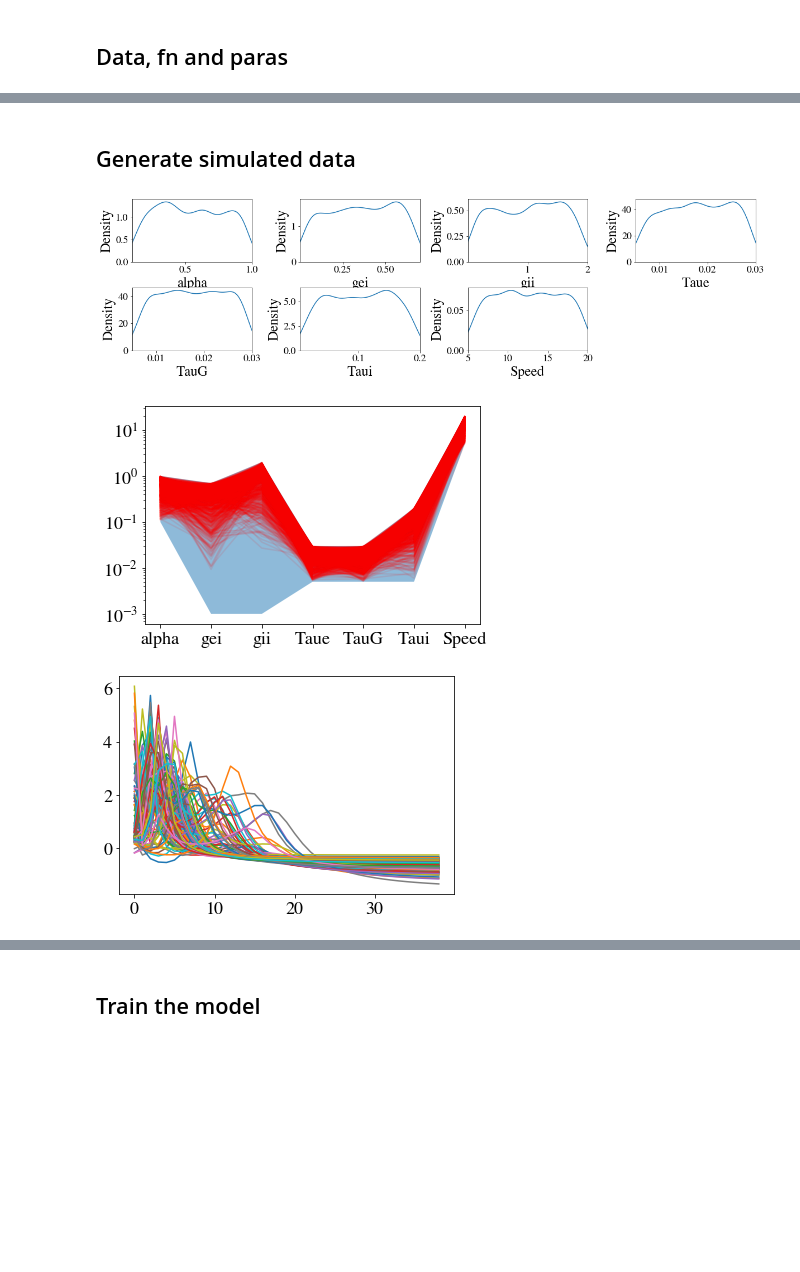
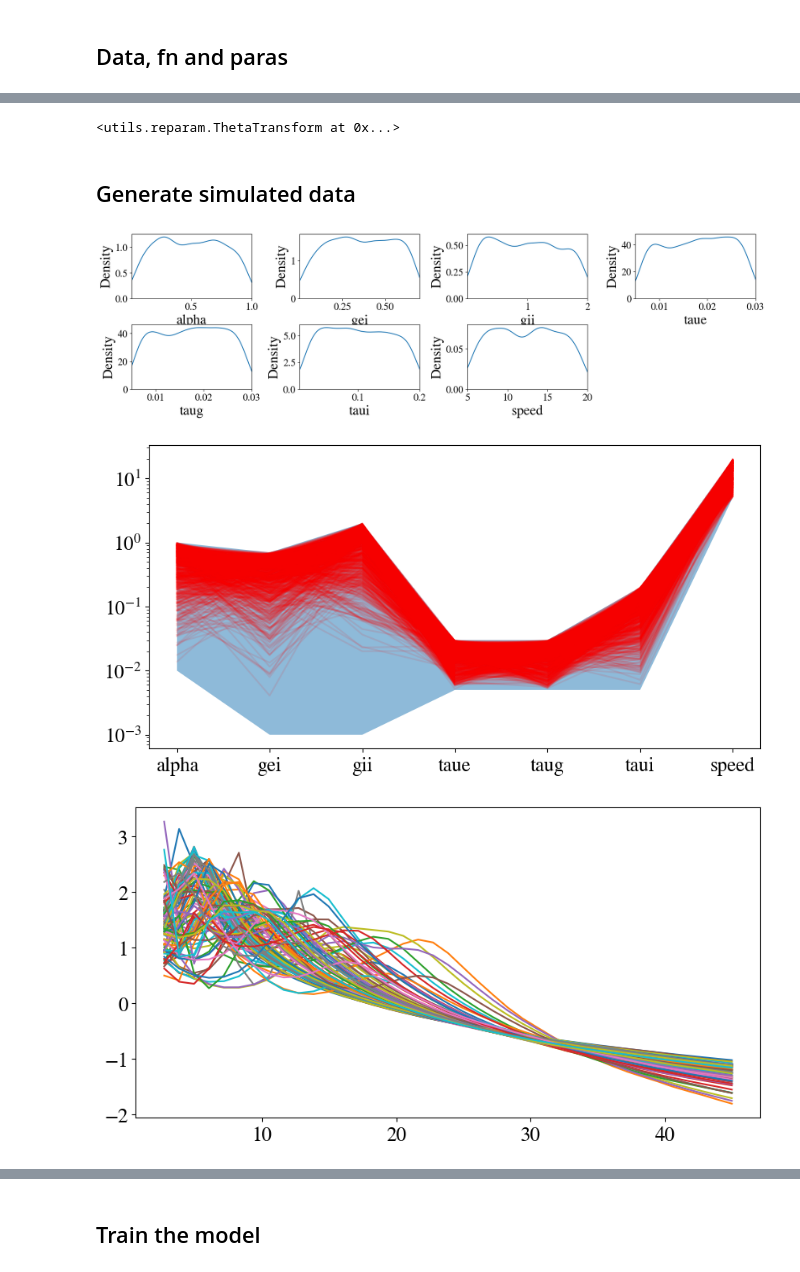
Before and after one commit to JINhuaqing/TV-SGM, a Jupyter notebook: notebooks/SGM_approx.ipynb, the cells around one changed output, grey strips where cells are left out. Saved outputs shown, nothing was run; the diff lists cells and outputs as text; code cells hidden in the pictures; blank space fills up the shorter version.

```diff
--- a/notebooks/SGM_approx.ipynb
+++ b/notebooks/SGM_approx.ipynb
@@ -18,9 +23,7 @@ import seaborn as sns
 from easydict import EasyDict as edict
 from tqdm import trange, tqdm
 import time
-import multiprocessing as mp
 from tqdm import tqdm
 
-if not run_python_script:
-    plt.style.use(FIG_ROOT/"base.mplstyle")
-    %matplotlib inline
+plt.style.use(FIG_ROOT/"base.mplstyle")
+%matplotlib inline
@@ -104,35 +103,36 @@ paras_run = edict()
 paras_run.n = 1000
 paras_run.k = 0.15 # the parameter for reparameterization in logistic
 paras_run.sd = 10 # The std to generate SGM parameters in raw scale (R)
+
+theta_trans_fn = ThetaTransform(prior_bds=paras.prior_bds, k=paras_run.k)
+# %% [output]
+<utils.reparam.ThetaTransform at 0x...>
 # %% [markdown]
 ## Generate simulated data
 # %%
-if not run_python_script:
-    # show demo of generatingt simulation data (Speed is not a constant)
-    #check the reparameterization
-    sgm_params_raw = np.random.randn(1000, 7)*paras_run.sd
-    sgm_paramss = raw2theta_np(sgm_params_raw, paras.prior_bds, k=paras_run.k)
+# show demo of generatingt simulation data (Speed is not a constant)
+#check the reparameterization
+sgm_params_raw = np.random.randn(1000, 7)*paras_run.sd
+sgm_paramss = theta_trans_fn.raw2theta(sgm_params_raw)
 
-    plt.figure(figsize=[20, 5])
-    for ix in range(7):
-        plt.subplot(2, 4, ix+1)
-        sns.kdeplot(sgm_paramss[:, ix])
-        plt.xlim(paras.prior_bds[ix, :])
-        plt.xlabel(paras.names[ix])
+plt.figure(figsize=[20, 5])
+for ix in range(7):
+    plt.subplot(2, 4, ix+1)
+    sns.kdeplot(sgm_paramss[:, ix])
+    plt.xlim(paras.prior_bds[ix, :])
+    plt.xlabel(paras.names[ix])
 # %% [output]
-[figure, old version]
+[figure, new version]
 # %%
-if not run_python_script:
-    #check the reparameterization
-    plt.fill_between(np.arange(7), paras.par_low, paras.par_high, alpha=0.5)
-    plt.yscale("log")
-    for cur_ts_sgm in sgm_paramss:
-        plt.plot(np.arange(7), cur_ts_sgm, color="red", alpha=0.1)
-    plt.xticks(np.arange(7), paras.names);
-    plt.show()
-    plt.close()
+#check the reparameterization
+plt.fill_between(np.arange(7), paras.prior_bds[:, 0], paras.prior_bds[:, 1], alpha=0.5)
+plt.yscale("log")
+for cur_sgm in sgm_paramss:
+    plt.plot(np.arange(7), cur_sgm, color="red", alpha=0.1)
+plt.xticks(np.arange(7), paras.names);
+plt.show()
 # %% [output]
-[figure, old version]
+[figure, new version]
 # %%
 # the function to generate PSD with SGM
 def get_psd(cur_sgm):
@@ -153,10 +154,10 @@ if __name__ == "__main__":
 # %%
-if not run_python_script:
-    for ix in range(100):
-        dat = PSDs[ix]
-        dat_std = (dat-dat.mean(axis=-1, keepdims=True))/dat.std(axis=-1, keepdims=True)
-        seq = dat_std.mean(axis=0)
-        plt.plot(dat_std.mean(axis=0))
+PSDs = 20*np.log10(PSDs)
+for ix in range(100):
+    dat = PSDs[ix]
+    dat_std = (dat-dat.mean(axis=-1, keepdims=True))/dat.std(axis=-1, keepdims=True)
+    seq = dat_std.mean(axis=0)
+    plt.plot(freqs, seq)
 # %% [output]
-[figure, old version]
+[figure, new version]
 # %%
```
Also changed, not shown: parts of 32 cells of this notebook, 16 other files.
